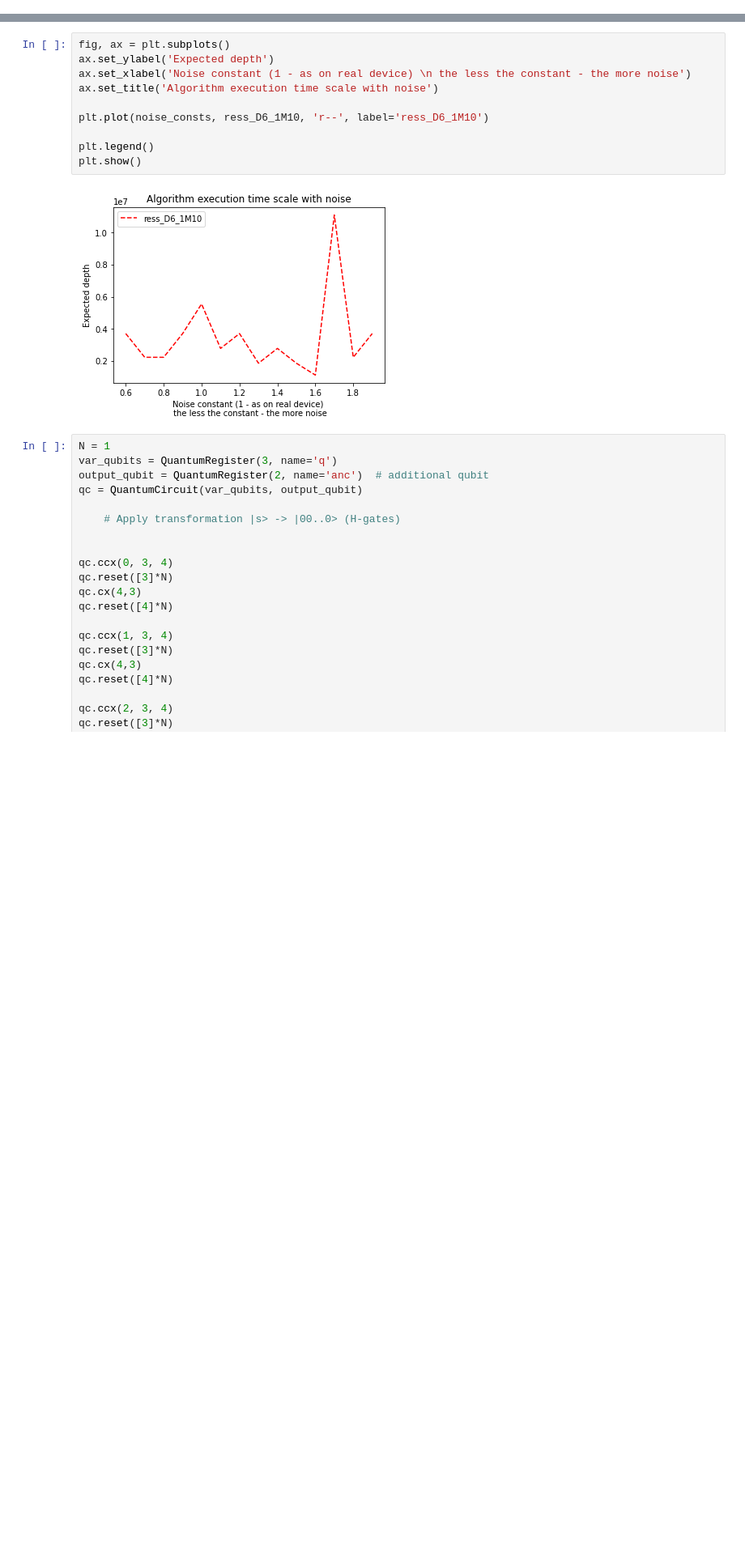
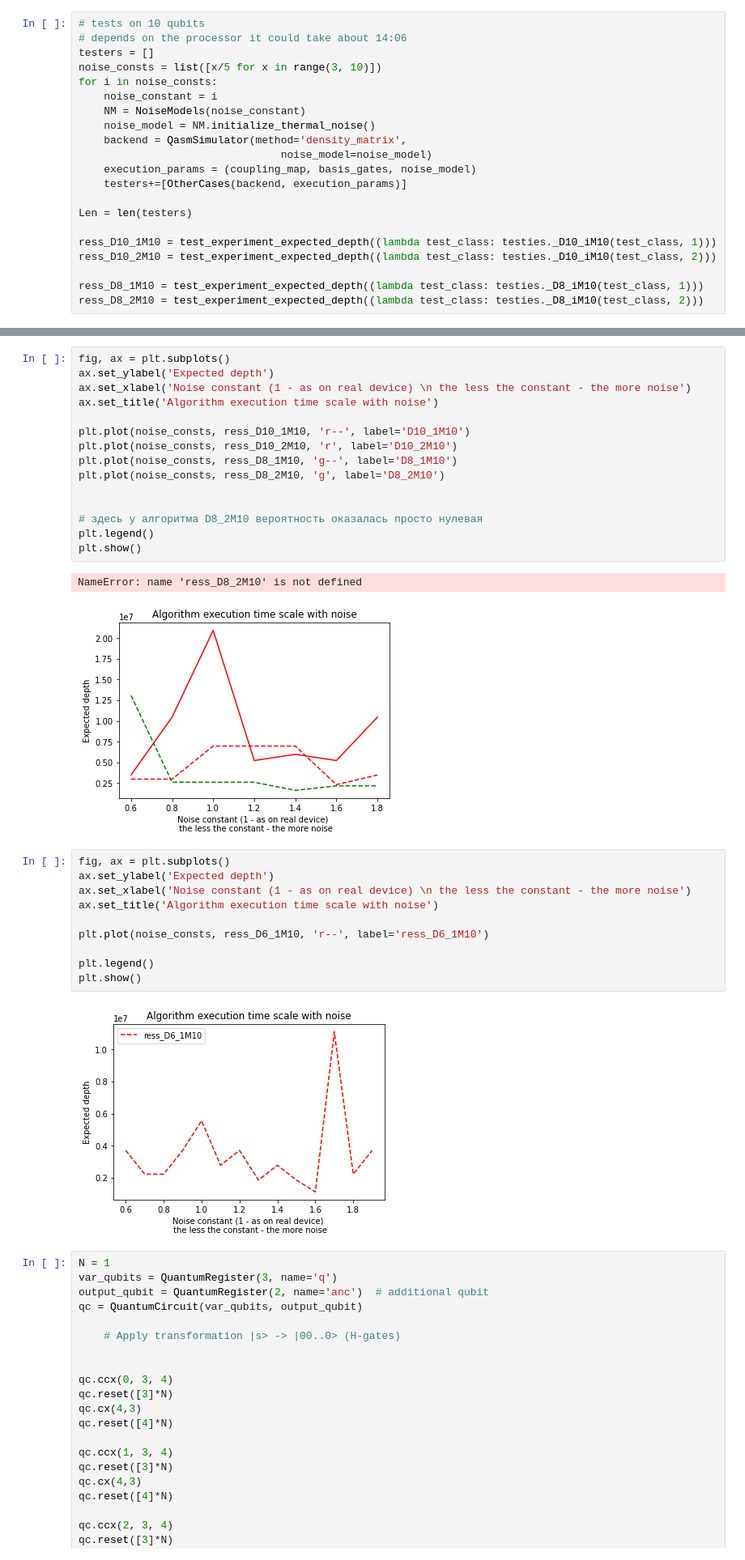
Before and after one commit to StudioShader/QPSA, a Jupyter notebook: Grover.ipynb, the cells around one changed output, grey strips where cells are left out. Shown: that part at 81% size. Drawn from its saved outputs; the diff is of its cells as text; blank space fills up the shorter version.

```diff
--- a/Grover.ipynb
+++ b/Grover.ipynb
@@ -180,0 +221,21 @@ plt.show()
+# %%
+# tests on 10 qubits
+# depends on the processor it could take about 14:06
+testers = []
+noise_consts = list([x/5 for x in range(3, 10)])
+for i in noise_consts:
+    noise_constant = i
+    NM = NoiseModels(noise_constant)
+    noise_model = NM.initialize_thermal_noise()
+    backend = QasmSimulator(method='density_matrix',
+                                noise_model=noise_model)
+    execution_params = (coupling_map, basis_gates, noise_model)
+    testers+=[OtherCases(backend, execution_params)]
+
+Len = len(testers)
+
+ress_D10_1M10 = test_experiment_expected_depth((lambda test_class: testies._D10_iM10(test_class, 1)))
+ress_D10_2M10 = test_experiment_expected_depth((lambda test_class: testies._D10_iM10(test_class, 2)))
+
+ress_D8_1M10 = test_experiment_expected_depth((lambda test_class: testies._D8_iM10(test_class, 1)))
+ress_D8_2M10 = test_experiment_expected_depth((lambda test_class: testies._D8_iM10(test_class, 2)))
@@ -181,3 +277,21 @@ plt.show()
+# %%
+fig, ax = plt.subplots()
+ax.set_ylabel('Expected depth')
+ax.set_xlabel('Noise constant (1 - as on real device) \n the less the constant - the more noise')
+ax.set_title('Algorithm execution time scale with noise')
+
+plt.plot(noise_consts, ress_D10_1M10, 'r--', label='D10_1M10')
+plt.plot(noise_consts, ress_D10_2M10, 'r', label='D10_2M10')
+plt.plot(noise_consts, ress_D8_1M10, 'g--', label='D8_1M10')
+plt.plot(noise_consts, ress_D8_2M10, 'g', label='D8_2M10')
+
+
+# здесь у алгоритма D8_2M10 вероятность оказалась просто нулевая
+plt.legend()
+plt.show()
+# %% [output]
+NameError: name 'ress_D8_2M10' is not defined
+[figure, added]
 # %%
 fig, ax = plt.subplots()
 ax.set_ylabel('Expected depth')
```
Also changed, not shown: parts of 13 cells of this notebook, 3 other files.
